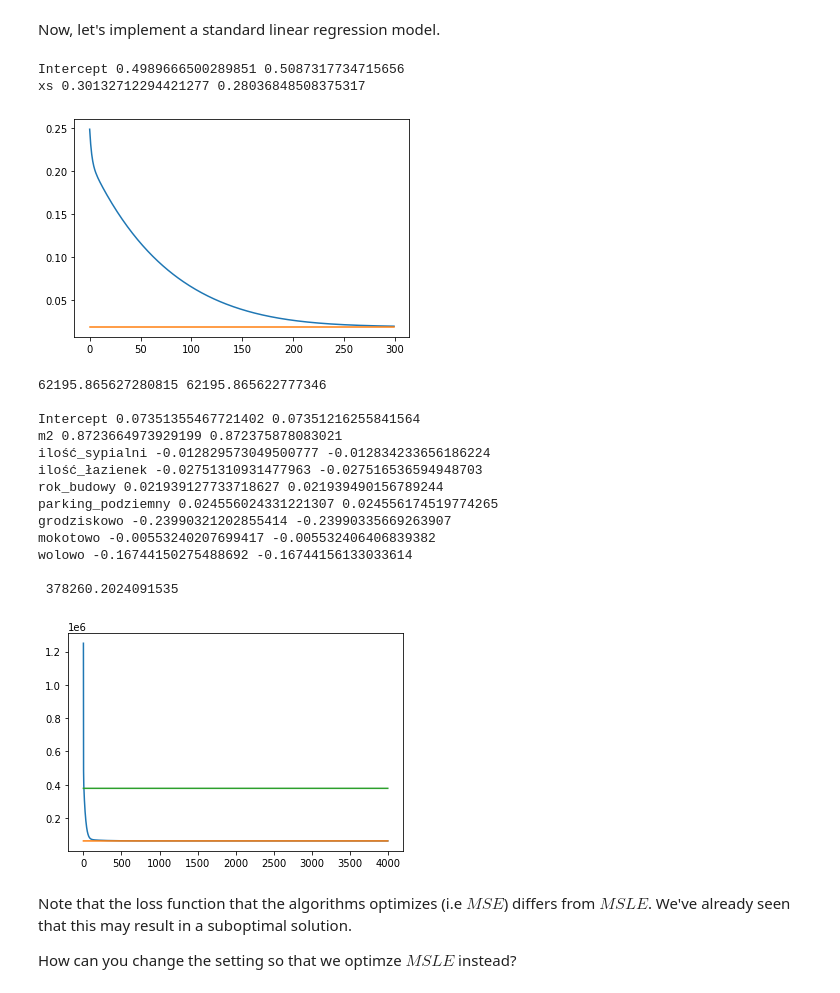
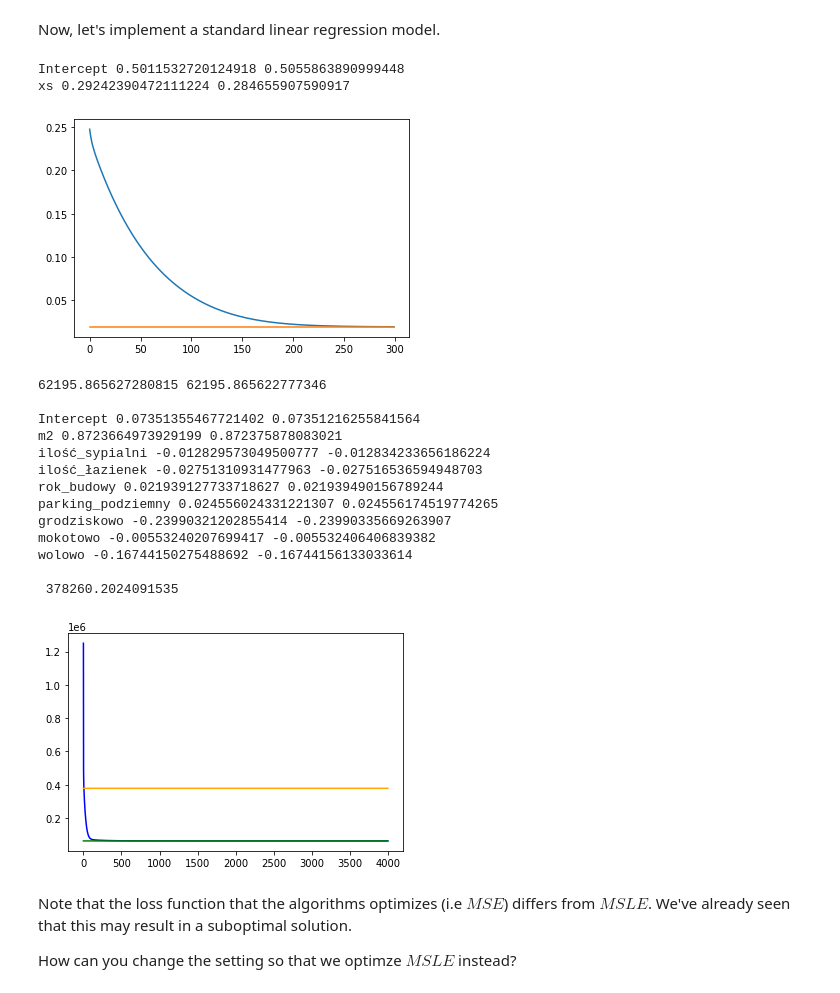
Before and after one commit to stiepan/MLCourse, a Jupyter notebook: Linear_regression_L1E2.ipynb, the cells around one changed output. Cells and saved outputs as stored; diff of their text form; code cells hidden in the pictures.

```diff
--- a/Linear_regression_L1E2.ipynb
+++ b/Linear_regression_L1E2.ipynb
@@ -110,7 +110,8 @@ class PrepData(object):
 
     def __init__(
         self, frame, predict, dummies=None,
-        scale=None, scale_ys=True, reference=None
+        scale=None, scale_ys=True, reference=None,
+        log_ys=False,
     ):
         if dummies is None:
             dummies = []
@@ -122,6 +123,9 @@ class PrepData(object):
         self.reference = reference
 
         self.ys_ = np.array(frame[predict])
+        if log_ys:
+          self.ys_ = np.log(1 + self.ys_)
+
         if not scale_ys:
             self.ys_min = 0.
             self.ys_max = 1.
@@ -339,9 +343,9 @@ plt.plot([toy_exact.error(mse)] * n_epochs)
 for ((c, w), (_, ww)) in zip(toy_desc_r.coefs(), toy_exact.coefs()):
     print (c, w, ww)
 # %% [output]
-Intercept 0.4989666500289851 0.5087317734715656
-xs 0.30132712294421277 0.28036848508375317
+Intercept 0.5011532720124918 0.5055863890999448
+xs 0.29242390472111224 0.284655907590917
-[figure, old version]
+[figure, new version]
 # %%
 # ok, mse regression for the data eventually
 
@@ -351,43 +355,43 @@ ms = pandas.read_csv('mieszkania.csv')
 ms_d = PrepData(ms, 'cena', ('dzielnica',), reference={'dzielnica': 'ochotowo'})
 
 
-# gradeitn descent (mse)
+# gradietn descent (mse)
 l_mse_a = LRGradDesc(ms_d, mse, Gradient.get('mse'))
 l_mse_a_r = l_mse_a.train(epochs, 0.3)
-l_mse_a_r.plot()
+l_mse_a_r.plot(color='blue')
 
 
 # mse optimized with explicit formula
 l_mse_exact = ExactMSEReg(ms_d).train()
-plt.plot([l_mse_exact.error(mse)] * epochs)
+plt.plot([l_mse_exact.error(mse)] * epochs, color='green')
 
 
 # compare results
 print(l_mse_a_r.error(mse), l_mse_exact.error(mse), "\n")
 for ((c, dw), (_, aw)) in zip(l_mse_a_r.coefs(), l_mse_exact.coefs()):
     print (c, dw, aw)
 
 
 # check with test data
 ms_tst = pandas.read_csv('mieszkania_test.csv')
 l_mse_a_r_t = l_mse_a_r.test_error(mse, ms_tst)
-plt.plot([l_mse_a_r_t] * epochs)
+plt.plot([l_mse_a_r_t] * epochs, color='orange')
 print("\n", l_mse_a_r_t)
 # %% [output]
 62195.865627280815 62195.865622777346
 
 Intercept 0.07351355467721402 0.07351216255841564
 m2 0.8723664973929199 0.872375878083021
 ilość_sypialni -0.012829573049500777 -0.012834233656186224
 ilość_łazienek -0.02751310931477963 -0.027516536594948703
 rok_budowy 0.021939127733718627 0.021939490156789244
 parking_podziemny 0.024556024331221307 0.024556174519774265
 grodziskowo -0.23990321202855414 -0.23990335669263907
 mokotowo -0.00553240207699417 -0.005532406406839382
 wolowo -0.16744150275488692 -0.16744156133033614
 
  378260.2024091535
-[figure, old version]
+[figure, new version]
 # %% [markdown]
 Note that the loss function that the algorithms optimizes (i.e $MSE$) differs from $MSLE$. We've already seen that this may result in a suboptimal solution.
 
```
Also changed, not shown: parts of 4 cells of this notebook.
